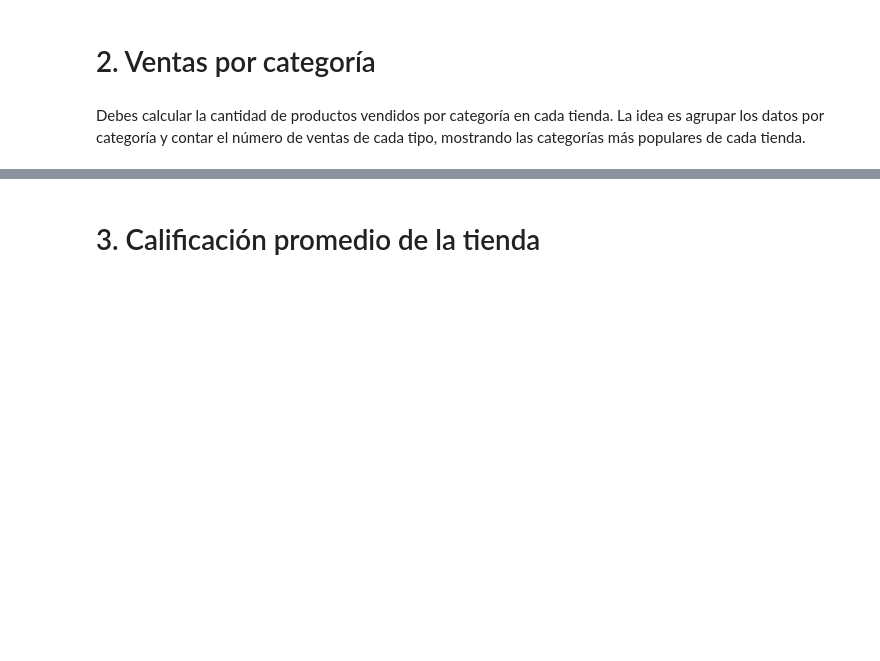
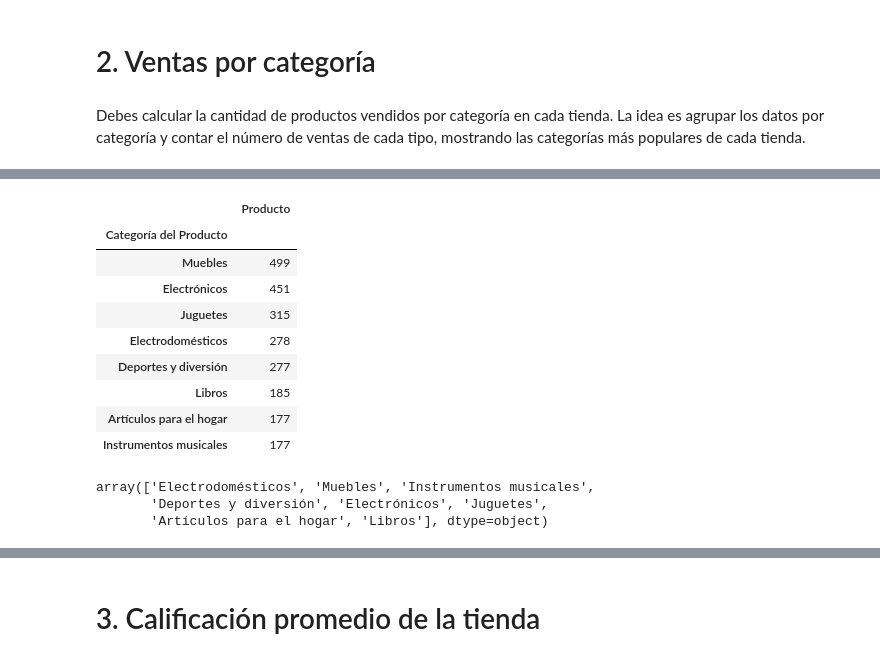
Before and after one commit to JGP-Code/Challenge_Alura_Store_Colab, a Jupyter notebook: AluraStoreLatam.ipynb, the cells around one changed output, grey strips where cells are left out. Cells and saved outputs as stored; diff of their text form; code cells hidden in the pictures; blank space fills up the shorter version.

```diff
--- a/AluraStoreLatam.ipynb
+++ b/AluraStoreLatam.ipynb
@@ -59,0 +100,20 @@ Debes calcular la cantidad de productos vendidos por categoría en cada tienda.
+# %%
+mas_vend_t3 = tienda3.groupby('Categoría del Producto')[['Producto']].count().sort_values(by = 'Producto',ascending = False)
+mas_vend_t3
+# %% [output]
+|  | Producto |
+| Categoría del Producto |  |
+| Muebles | 499 |
+| Electrónicos | 451 |
+| Juguetes | 315 |
+| Electrodomésticos | 278 |
+| Deportes y diversión | 277 |
+| Libros | 185 |
+| Artículos para el hogar | 177 |
+| Instrumentos musicales | 177 |
+# %%
+tienda3['Categoría del Producto'].unique()
+# %% [output]
+array(['Electrodomésticos', 'Muebles', 'Instrumentos musicales',
+       'Deportes y diversión', 'Electrónicos', 'Juguetes',
+       'Artículos para el hogar', 'Libros'], dtype=object)
```
Also changed, not shown: parts of 6 cells of this notebook.
